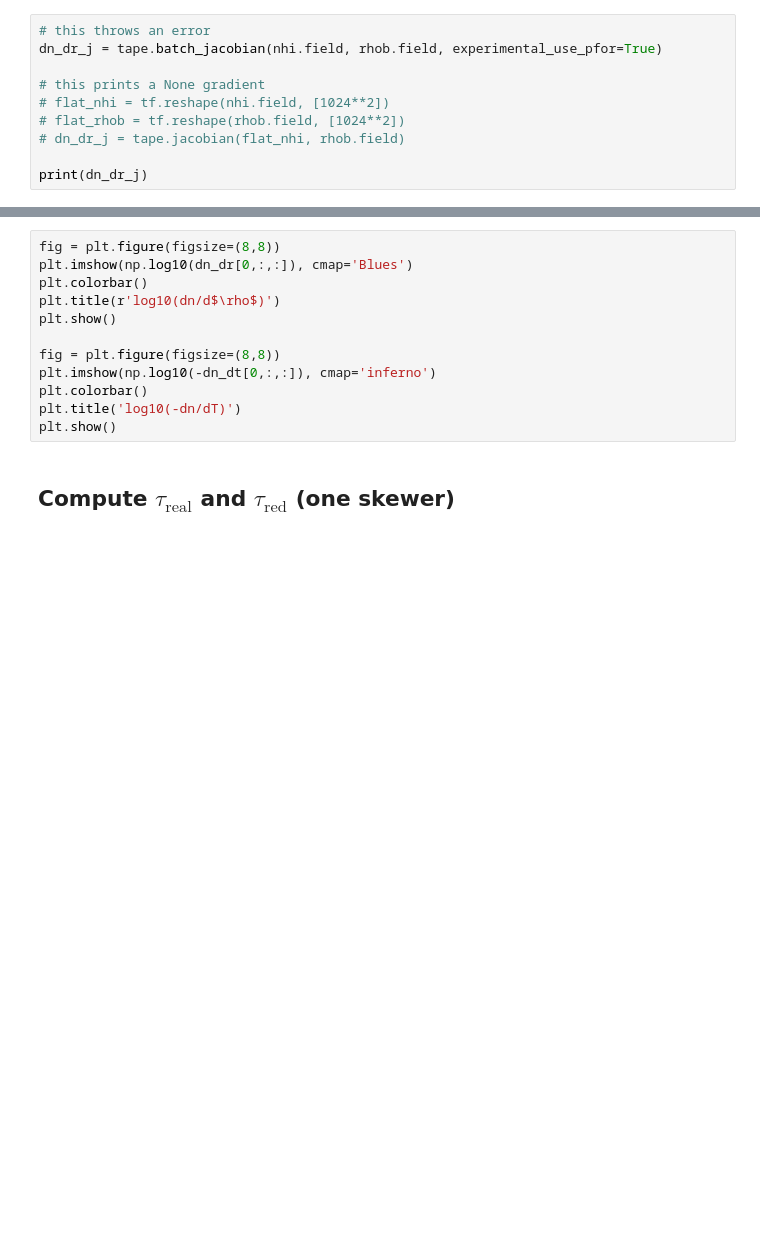
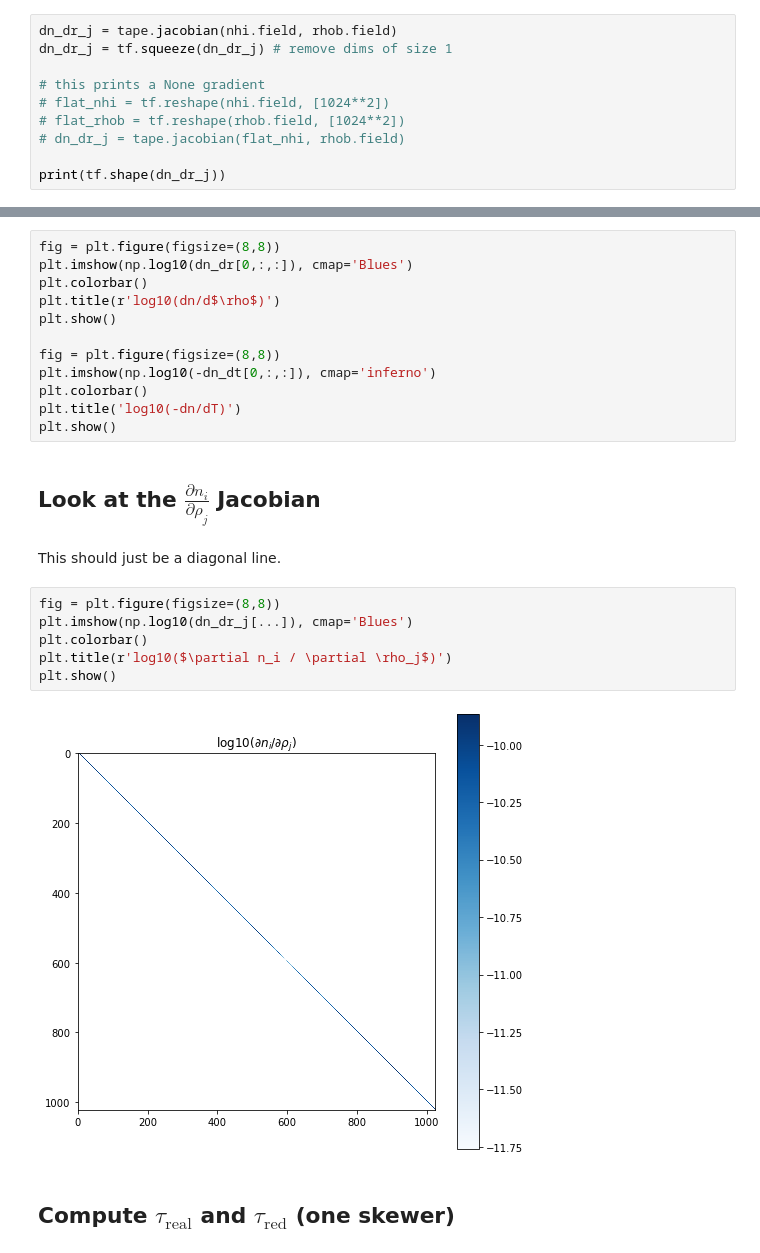
Before and after one commit to Jupiter1994/lya-tf, a Jupyter notebook: lya_fields/test_grads.ipynb, the cells around one changed output, grey strips where cells are left out. Saved outputs shown, nothing was run; the diff lists cells and outputs as text; blank space fills up the shorter version.

Commit message:
changed interp to fix jacobian error

```diff
--- a/lya_fields/test_grads.ipynb
+++ b/lya_fields/test_grads.ipynb
@@ -70,11 +59,11 @@ tensorflow.python.framework.ops.EagerTensor
 # %%
-# this throws an error
-dn_dr_j = tape.batch_jacobian(nhi.field, rhob.field, experimental_use_pfor=True)
+dn_dr_j = tape.jacobian(nhi.field, rhob.field)
+dn_dr_j = tf.squeeze(dn_dr_j) # remove dims of size 1
 
 # this prints a None gradient
 # flat_nhi = tf.reshape(nhi.field, [1024**2])
 # flat_rhob = tf.reshape(rhob.field, [1024**2])
 # dn_dr_j = tape.jacobian(flat_nhi, rhob.field)
 
-print(dn_dr_j)
+print(tf.shape(dn_dr_j))
 # %% [output]
@@ -116,6 +105,18 @@ plt.imshow(np.log10(-dn_dt[0,:,:]), cmap='inferno')
 plt.colorbar()
 plt.title('log10(-dn/dT)')
 plt.show()
+# %% [markdown]
+## Look at the $\frac{\partial n_i}{\partial \rho_j}$ Jacobian
+# %% [markdown]
+This should just be a diagonal line.
+# %%
+fig = plt.figure(figsize=(8,8))
+plt.imshow(np.log10(dn_dr_j[...]), cmap='Blues')
+plt.colorbar()
+plt.title(r'log10($\partial n_i / \partial \rho_j$)')
+plt.show()
+# %% [output]
+[figure, added]
 # %% [markdown]
 ## Compute $\tau_\text{real}$ and $\tau_\text{red}$ (one skewer)
 # %%
```
Also changed, not shown: parts of 23 cells of this notebook, 3 other files.
